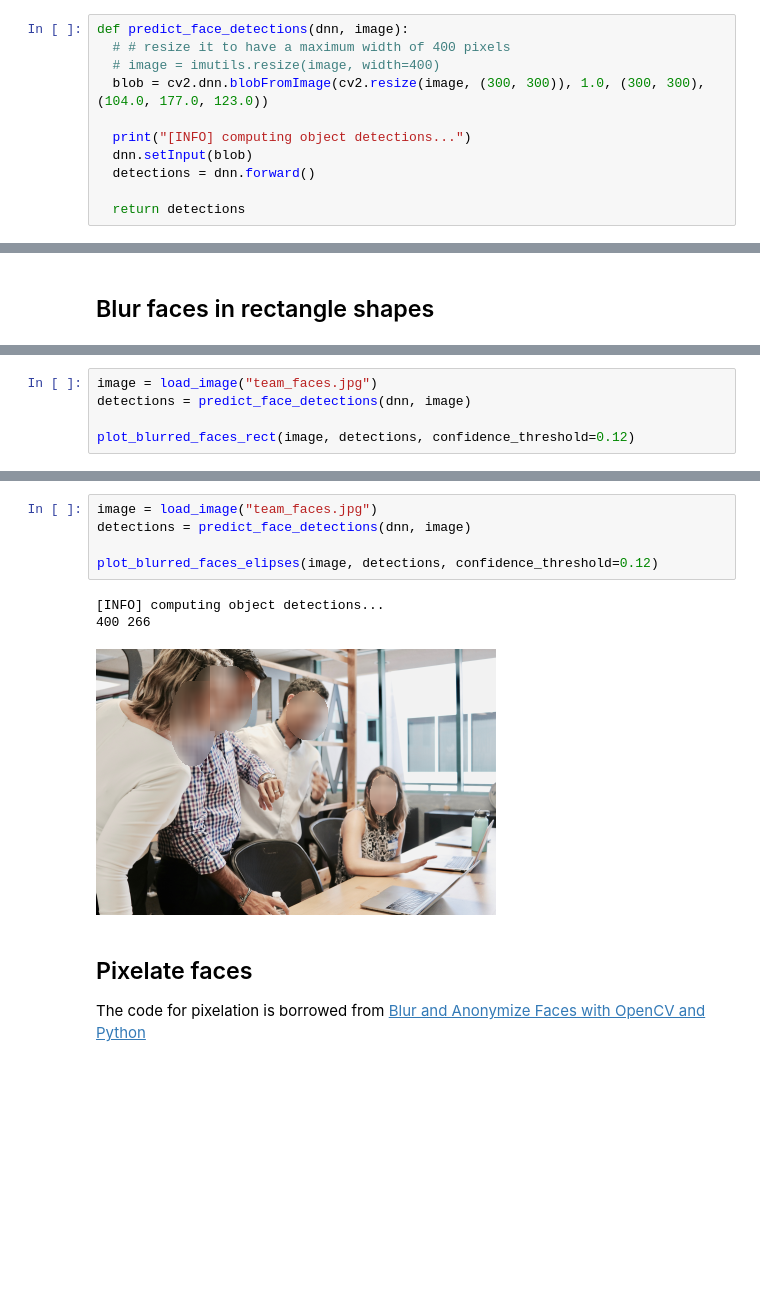
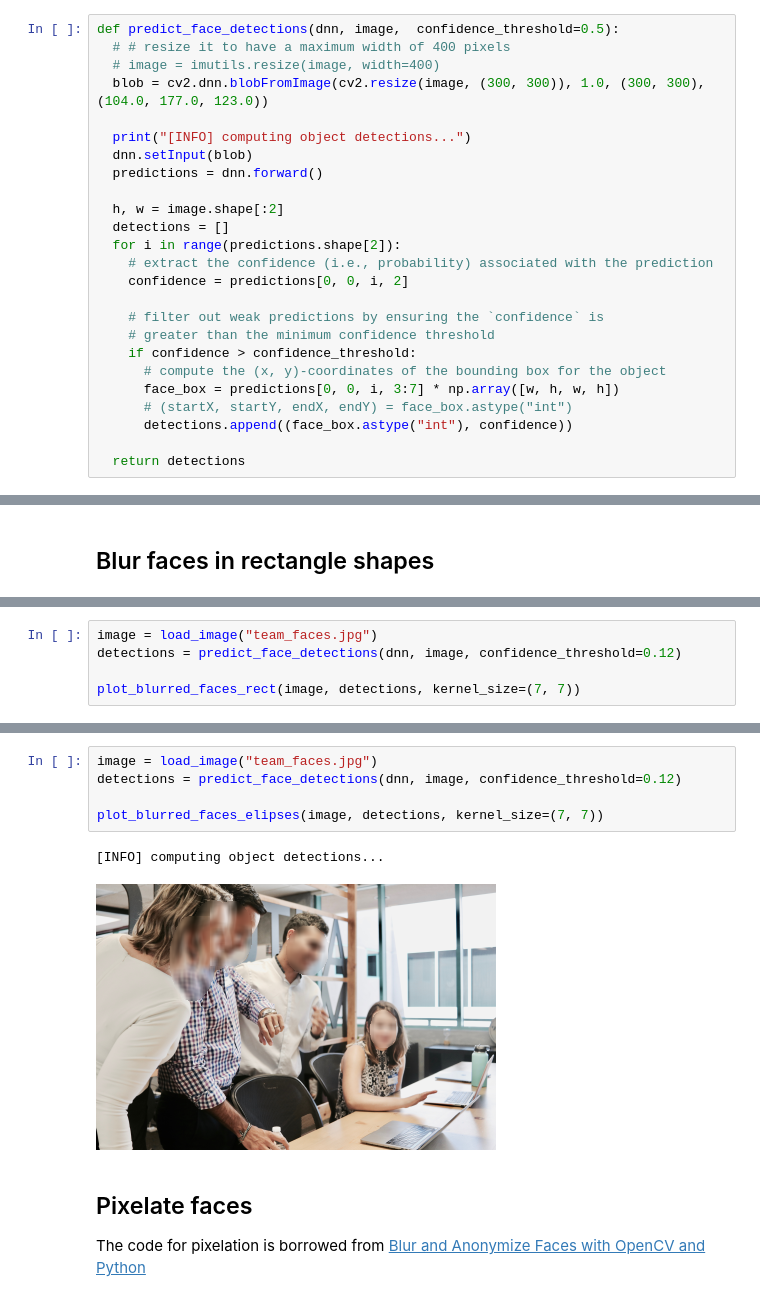
Before and after one commit to changsin/DL, a Jupyter notebook: notebooks/deidentify_faces_opencv.ipynb, the cells around one changed output, grey strips where cells are left out. Cells and saved outputs as stored; diff of their text form; blank space fills up the shorter version.

```diff
--- a/notebooks/deidentify_faces_opencv.ipynb
+++ b/notebooks/deidentify_faces_opencv.ipynb
@@ -63,14 +63,28 @@ Loading the model and the weights
 # %% [markdown]
 Use the [dnn.blobFromImage](https://www.pyimagesearch.com/2017/11/06/deep-learning-opencvs-blobfromimage-works/) function to construct an input blob by resizing the image to a fixed 300x300 pixels and then normalizing it.
 # %%
-def predict_face_detections(dnn, image):
+def predict_face_detections(dnn, image,  confidence_threshold=0.5):
   # # resize it to have a maximum width of 400 pixels
   # image = imutils.resize(image, width=400)
   blob = cv2.dnn.blobFromImage(cv2.resize(image, (300, 300)), 1.0, (300, 300), (104.0, 177.0, 123.0))
 
   print("[INFO] computing object detections...")
   dnn.setInput(blob)
-  detections = dnn.forward()
+  predictions = dnn.forward()
+
+  h, w = image.shape[:2]
+  detections = []
+  for i in range(predictions.shape[2]):
+    # extract the confidence (i.e., probability) associated with the prediction
+    confidence = predictions[0, 0, i, 2]
+
+    # filter out weak predictions by ensuring the `confidence` is
+    # greater than the minimum confidence threshold
+    if confidence > confidence_threshold:
+      # compute the (x, y)-coordinates of the bounding box for the object
+      face_box = predictions[0, 0, i, 3:7] * np.array([w, h, w, h])
+      # (startX, startY, endX, endY) = face_box.astype("int")
+      detections.append((face_box.astype("int"), confidence))
 
   return detections
 # %%
@@ -142,7 +126,7 @@ def plot_blurred_faces_rect(image, detections, confidence_threshold=0.5):
 # %%
 image = load_image("team_faces.jpg")
-detections = predict_face_detections(dnn, image)
+detections = predict_face_detections(dnn, image, confidence_threshold=0.12)
 
-plot_blurred_faces_rect(image, detections, confidence_threshold=0.12)
+plot_blurred_faces_rect(image, detections, kernel_size=(7, 7))
 # %% [output]
 [INFO] computing object detections...
@@ -190,13 +171,12 @@ def plot_blurred_faces_elipses(image, detections, confidence_threshold=0.5):
   cv2_imshow(image)
 # %%
 image = load_image("team_faces.jpg")
-detections = predict_face_detections(dnn, image)
+detections = predict_face_detections(dnn, image, confidence_threshold=0.12)
 
-plot_blurred_faces_elipses(image, detections, confidence_threshold=0.12)
+plot_blurred_faces_elipses(image, detections, kernel_size=(7, 7))
 # %% [output]
 [INFO] computing object detections...
-400 266
-[figure, old version]
+[figure, new version]
 # %% [markdown]
 ## Pixelate faces
 The code for pixelation is borrowed from [Blur and Anonymize Faces with OpenCV and Python](https://www.pyimagesearch.com/2020/04/06/blur-and-anonymize-faces-with-opencv-and-python/)
```
Also changed, not shown: parts of 10 cells of this notebook.
